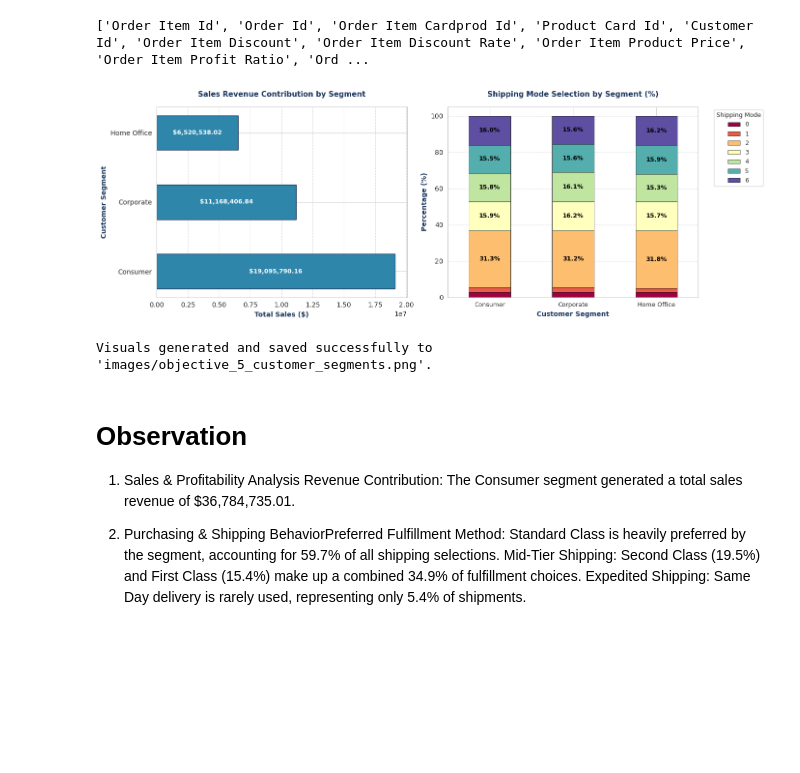
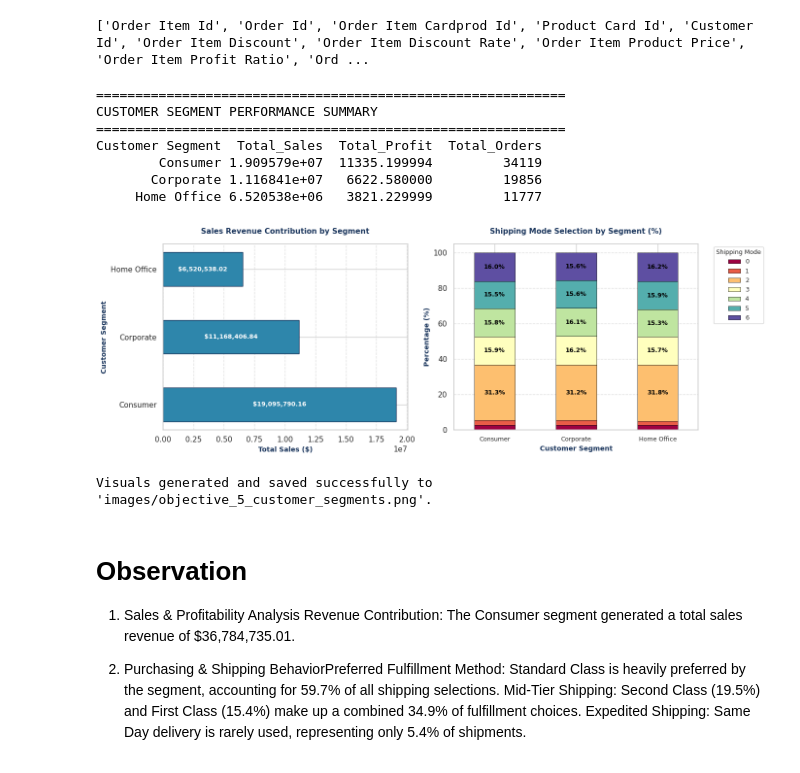
Before and after one commit to Ravna95/Capstone-Project, a Jupyter notebook: DataCo_Smart_Supply_Chain.ipynb, the cells around one changed output. Drawn from its saved outputs; the diff is of its cells as text; code cells hidden in the pictures; blank space fills up the shorter version.

```diff
--- a/DataCo_Smart_Supply_Chain.ipynb
+++ b/DataCo_Smart_Supply_Chain.ipynb
@@ -465,17 +404,21 @@ import matplotlib.pyplot as plt
 import seaborn as sns
 import pandas as pd
 import numpy as np
+import os
 
 # Ensure visualizations directory exists
-import os
 os.makedirs('images', exist_ok=True)
 
-# 1. Department Profitability Aggregation
+# 1. Load the master dataset
+df = pd.read_csv('master_supply_chain.csv')
+
+# 2. Department Profitability Aggregation
 dept_perf = df.groupby('Department Name').agg(
     Total_Sales=('Sales', 'sum'),
     Total_Profit=('Order Profit Per Order', 'sum'),
     Avg_Discount_Rate=('Order Item Discount Rate', 'mean')
 ).reset_index()
+
 dept_perf['Profit_Margin_%'] = (dept_perf['Total_Profit'] / dept_perf['Total_Sales']) * 100
 
 print("="*60)
@@ -492,7 +435,7 @@ fig, axes = plt.subplots(1, 2, figsize=(16, 6))
 x = np.arange(len(dept_perf['Department Name']))
 width = 0.35
 
-sales_scaled = dept_perf['Total_Sales'] / 1e6  # in Millions
+sales_scaled = dept_perf['Total_Sales'] / 1e6   # in Millions
 profit_scaled = dept_perf['Total_Profit'] / 1e5 # in 100k for scaling
 
 axes[0].bar(x - width/2, sales_scaled, width, label='Sales ($M)', color='#1B365D')
@@ -706,7 +603,7 @@ print(df.columns.tolist())
 ['Order Item Id', 'Order Id', 'Order Item Cardprod Id', 'Product Card Id', 'Customer Id', 'Order Item Discount', 'Order Item Discount Rate', 'Order Item Product Price', 'Order Item Profit Ratio', 'Ord ...
 # %%
 # ==========================================
-# OBJECTIVE 5: Analyze Customer Segment Performance & Purchasing Patterns
+# OBJECTIVE 5: ANALYSE CUSTOMER SEGMENT PERFORMANCE & PURCHASING PATTERNS
 # ==========================================
 
 import matplotlib.pyplot as plt
@@ -718,7 +615,10 @@ import os
 # Ensure visualizations directory exists
 os.makedirs('images', exist_ok=True)
 
-# Smart column detection & fallback mapping
+# 1. Load the master dataset directly
+df = pd.read_csv('master_supply_chain.csv')
+
+# 2. Smart column detection & fallback mapping
 cols = df.columns.tolist()
 
 def find_col(keywords, default):
@@ -738,7 +638,7 @@ if SEGMENT_COL not in df.columns:
     df['Customer Segment'] = 'Consumer'
     SEGMENT_COL = 'Customer Segment'
 
-# Data Aggregation & Crosstab
+# 3. Data Aggregation & Crosstab
 segment_perf = df.groupby(SEGMENT_COL).agg(
     Total_Sales=(SALES_COL, 'sum'),
     Total_Profit=(PROFIT_COL, 'sum'),
@@ -753,12 +653,17 @@ existing_cols = [c for c in preferred_order if c in shipping_pref.columns]
 other_cols = [c for c in shipping_pref.columns if c not in preferred_order]
 shipping_pref = shipping_pref[existing_cols + other_cols]
 
+print("="*60)
+print("CUSTOMER SEGMENT PERFORMANCE SUMMARY")
+print("="*60)
+print(segment_perf.to_string(index=False))
+
 # ==========================================
 # GENERATE RECOMMENDED VISUALIZATIONS
 # ==========================================
 fig, axes = plt.subplots(1, 2, figsize=(14, 5))
 
-# Visual A: Horizontal Bar Chart - Sales Revenue Contribution by Segment (Much easier to read)
+# Visual A: Horizontal Bar Chart - Sales Revenue Contribution by Segment
 bars = axes[0].barh(
     segment_perf[SEGMENT_COL],
     segment_perf['Total_Sales'],
@@ -789,36 +694,43 @@ for bar in bars:
 ax = shipping_pref.plot(kind='bar', stacked=True, ax=axes[1], colormap='Spectral', edgecolor='black', linewidth=0.5)
 axes[1].set_title('Shipping Mode Selection by Segment (%)', fontsize=11, fontweight='bold', color='#1B365D', pad=15)
 axes[1].set_xlabel('Customer Segment', fontsize=10, fontweight='bold', color='#1B365D')
 axes[1].set_ylabel('Percentage (%)', fontsize=10, fontweight='bold', color='#1B365D')
 axes[1].legend(title='Shipping Mode', bbox_to_anchor=(1.05, 1), loc='upper left', frameon=True, fontsize=9, title_fontsize=9)
 axes[1].tick_params(axis='x', rotation=0, labelsize=9)
 axes[1].grid(axis='y', linestyle='--', alpha=0.6)
 
 # Add percentage labels directly onto the stacked bar segments for readability
 for p in ax.patches:
     height = p.get_height()
     width = p.get_width()
     if height > 5:  # Only label segments larger than 5% to avoid clutter
         x, y = p.get_xy()
         ax.text(
             x + width / 2,
             y + height / 2,
             f'{height:.1f}%',
             ha='center',
             va='center',
             fontsize=9,
             fontweight='bold',
             color='black'
         )
 
 plt.tight_layout()
 plt.savefig('images/objective_5_customer_segments.png', dpi=300)
 plt.show()
 
-print("Visuals generated and saved successfully to 'images/objective_5_customer_segments.png'.")
+print("\nVisuals generated and saved successfully to 'images/objective_5_customer_segments.png'.")
 # %% [output]
+============================================================
+CUSTOMER SEGMENT PERFORMANCE SUMMARY
+============================================================
+Customer Segment  Total_Sales  Total_Profit  Total_Orders
+        Consumer 1.909579e+07  11335.199994         34119
+       Corporate 1.116841e+07   6622.580000         19856
+     Home Office 6.520538e+06   3821.229999         11777
-[figure, old version]
+[figure, new version]
-Visuals generated and saved successfully to 'images/objective_5_customer_segments.png'.
+Visuals generated and saved successfully to 'images/objective_5_customer_segments.png'.
 # %% [markdown]
 # Observation
 1. Sales & Profitability Analysis
```
Also changed, not shown: parts of 11 cells of this notebook.
